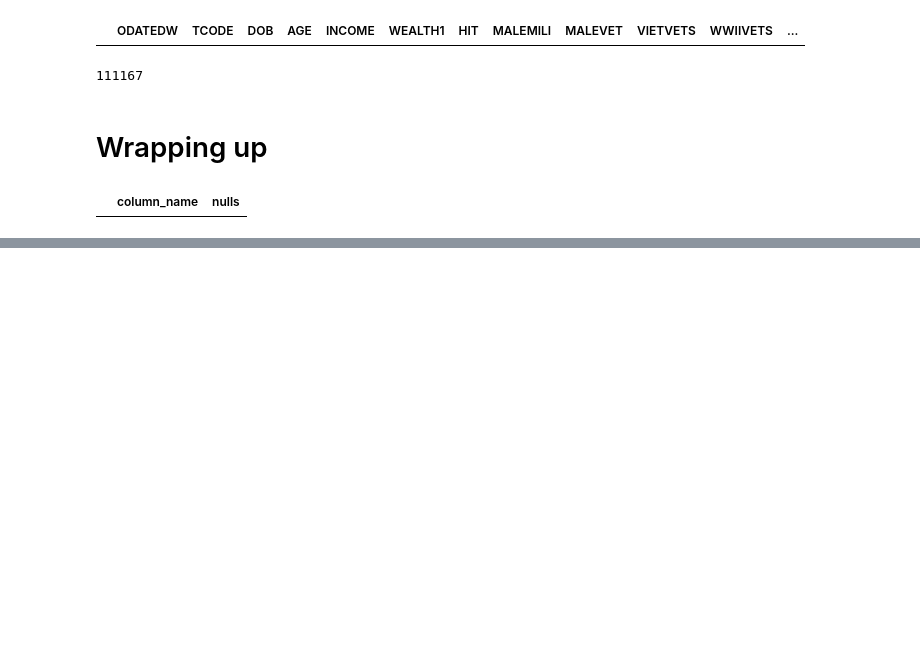
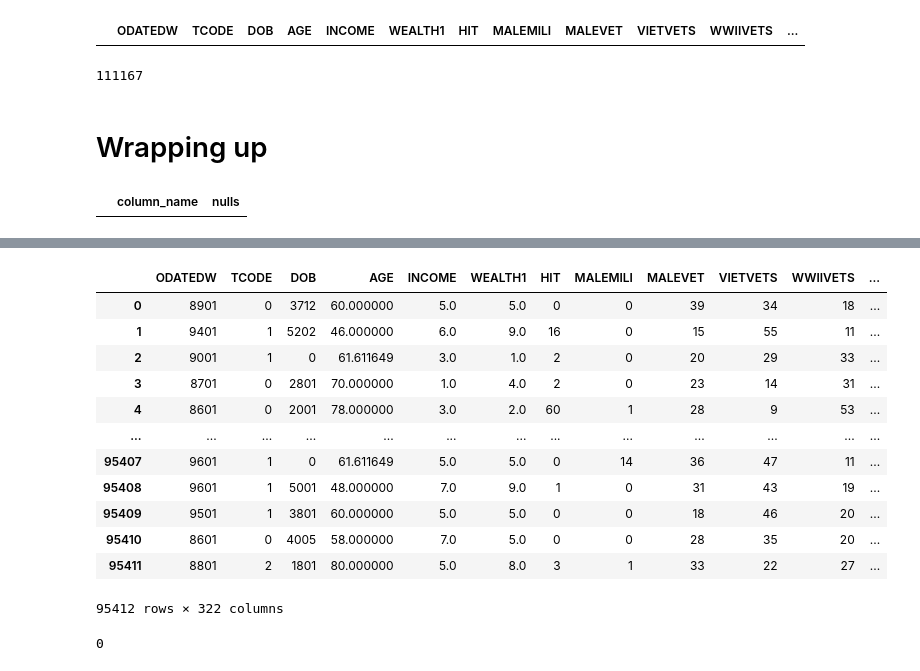
Before and after one commit to SuperAmy99/lab-revisiting-machine-learning, a Jupyter notebook: revisiting machine learning .ipynb, the cells around one changed output, grey strips where cells are left out. Saved outputs shown, nothing was run; the diff lists cells and outputs as text; code cells hidden in the pictures; blank space fills up the shorter version.

```diff
--- a/revisiting machine learning .ipynb
+++ b/revisiting machine learning .ipynb
@@ -1268,8 +1268,8 @@ plt.show()
 # %% [output]
 [figure]
 # %%
-numerical['WEALTH2'] = numerical['WEALTH2'].astype('object')
-numerical['WEALTH2'] = numerical['WEALTH2'].fillna('5.0') # median
+#numerical['WEALTH2'] = numerical['WEALTH2'].astype('object')
+numerical['WEALTH2'] = numerical['WEALTH2'].fillna(5.0) # median
 # %%
 sns.distplot(numerical['WEALTH2'])
 plt.show()
@@ -1389,9 +1389,9 @@ https://gist.github.com/mwaskom/de44147ed2974457ad6372750bbe5751
   sns.distplot(numerical['WEALTH1'])
 [figure]
 # %%
-# replace na with median 5.0 and change type to object
-numerical['WEALTH1'] = numerical['WEALTH1'].astype('object')
-numerical['WEALTH1'] = numerical['WEALTH1'].fillna('5.0')
+# replace na with median 5.0 and there is nominal relationship in WEALTH 1, therefore won't change the type
+# numerical['WEALTH1'] = numerical['WEALTH1'].astype('object')
+numerical['WEALTH1'] = numerical['WEALTH1'].fillna(5.0)
 # %%
 sns.distplot(numerical['WEALTH1'])
 plt.show()
@@ -1501,9 +1501,9 @@ Name: MSA, Length: 299, dtype: int64
 Name: DMA, Length: 207, dtype: int64
 # %%
 # fill na with mode
-numerical['MSA'] = numerical['MSA'].fillna('0.0')
-numerical['ADI'] = numerical['ADI'].fillna('13.0')
-numerical['DMA'] = numerical['DMA'].fillna('803.0')
+numerical['MSA'] = numerical['MSA'].fillna(0.0)
+numerical['ADI'] = numerical['ADI'].fillna(13.0)
+numerical['DMA'] = numerical['DMA'].fillna(803.0)
 # %%
 # check whether the nans were replaced:
 for i in geo_list:
@@ -1567,0 +1644,20 @@ Y.to_csv('target7_02.csv')
+# %%
+numerical
+# %% [output]
+|  | ODATEDW | TCODE | DOB | AGE | INCOME | WEALTH1 | HIT | MALEMILI | MALEVET | VIETVETS | WWIIVETS | ... |
+| 0 | 8901 | 0 | 3712 | 60.000000 | 5.0 | 5.0 | 0 | 0 | 39 | 34 | 18 | ... |
+| 1 | 9401 | 1 | 5202 | 46.000000 | 6.0 | 9.0 | 16 | 0 | 15 | 55 | 11 | ... |
+| 2 | 9001 | 1 | 0 | 61.611649 | 3.0 | 1.0 | 2 | 0 | 20 | 29 | 33 | ... |
+| 3 | 8701 | 0 | 2801 | 70.000000 | 1.0 | 4.0 | 2 | 0 | 23 | 14 | 31 | ... |
+| 4 | 8601 | 0 | 2001 | 78.000000 | 3.0 | 2.0 | 60 | 1 | 28 | 9 | 53 | ... |
+| ... | ... | ... | ... | ... | ... | ... | ... | ... | ... | ... | ... | ... |
+| 95407 | 9601 | 1 | 0 | 61.611649 | 5.0 | 5.0 | 0 | 14 | 36 | 47 | 11 | ... |
+| 95408 | 9601 | 1 | 5001 | 48.000000 | 7.0 | 9.0 | 1 | 0 | 31 | 43 | 19 | ... |
+| 95409 | 9501 | 1 | 3801 | 60.000000 | 5.0 | 5.0 | 0 | 0 | 18 | 46 | 20 | ... |
+| 95410 | 8601 | 0 | 4005 | 58.000000 | 7.0 | 5.0 | 0 | 0 | 28 | 35 | 20 | ... |
+| 95411 | 8801 | 2 | 1801 | 80.000000 | 5.0 | 8.0 | 3 | 1 | 33 | 22 | 27 | ... |
+95412 rows × 322 columns
+# %%
+numerical.isna().sum().sum()
+# %% [output]
+0
```
Also changed, not shown: parts of 39 cells of this notebook.
